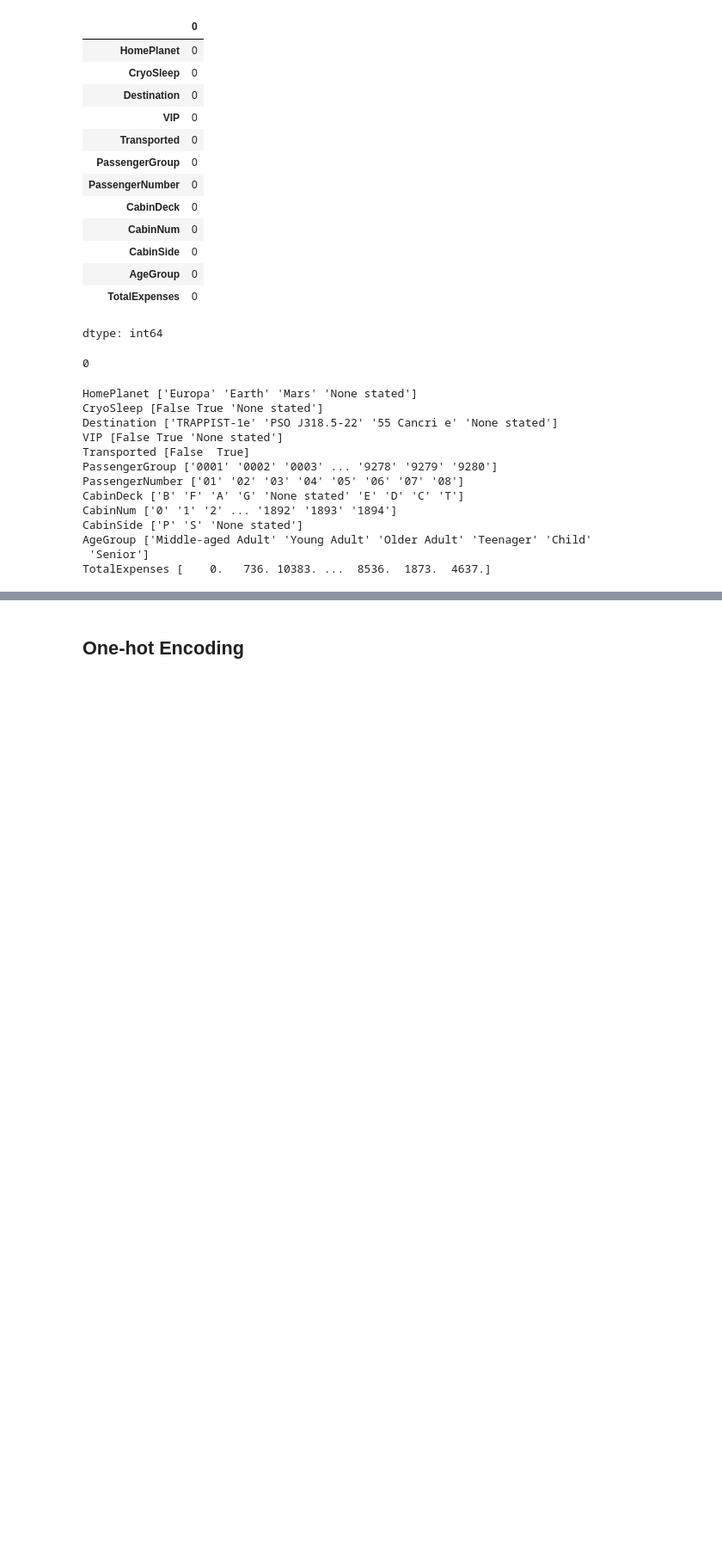
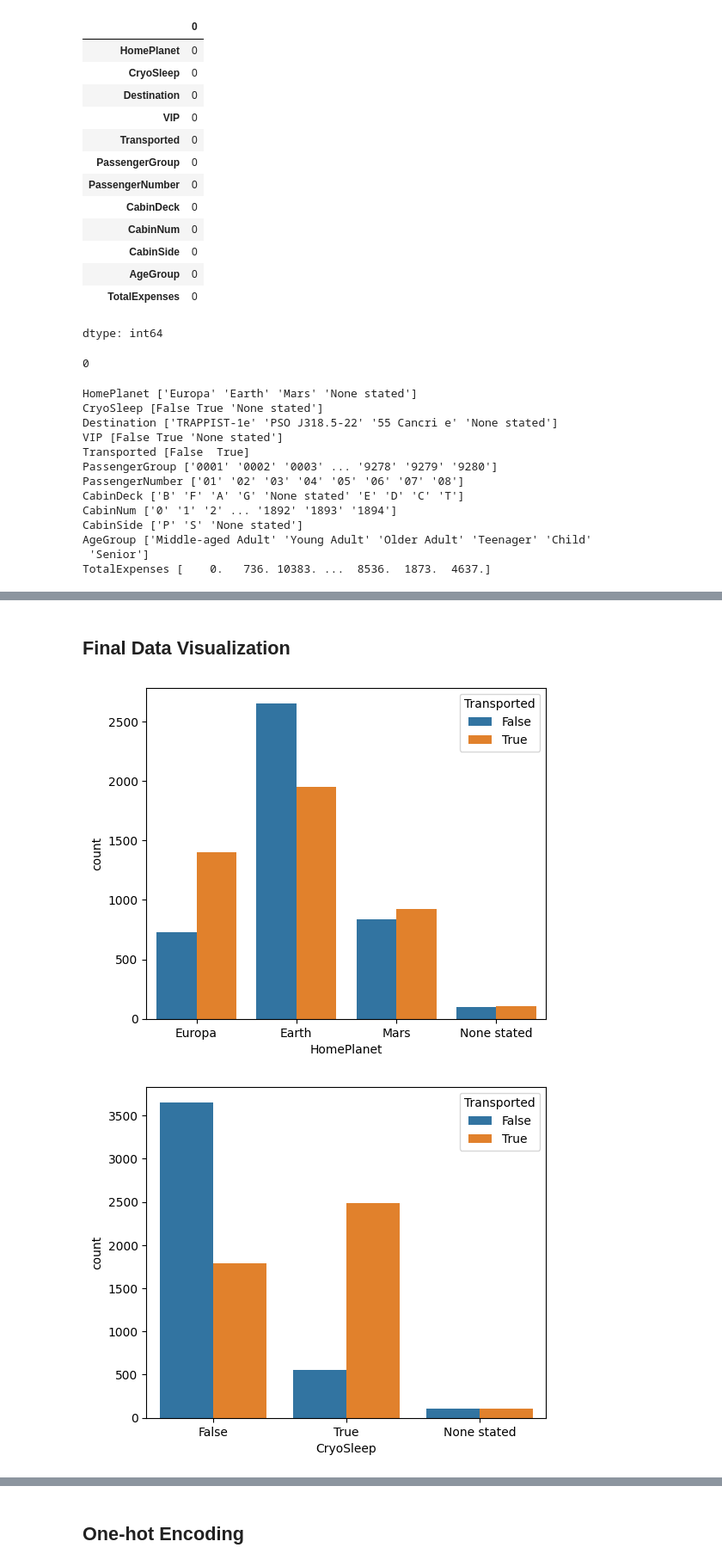
Before and after one commit to machiwao/ml-development, a Jupyter notebook: Kaggle_Spaceship_Titanic.ipynb, the cells around one changed output, grey strips where cells are left out. Shown at 86% size. Cells and saved outputs as stored; diff of their text form; code cells hidden in the pictures; blank space fills up the shorter version.

```diff
--- a/Kaggle_Spaceship_Titanic.ipynb
+++ b/Kaggle_Spaceship_Titanic.ipynb
@@ -312,0 +343,12 @@ TotalExpenses [    0.   736. 10383. ...  8536.  1873.  4637.]
+# %% [markdown]
+## Final Data Visualization
+# %%
+categorical = ['HomePlanet', 'CryoSleep', 'Destination', 'VIP', 'AgeGroup', 'CabinDeck', 'CabinSide']
+# %%
+for col in categorical:
+    plt.figure(figsize=(6, 5))
+    sns.countplot(x=col, data=df, hue=target_col[0])
+    plt.show()
+# %% [output]
+[figure, added]
+[figure, added]
```
Also changed, not shown: parts of 23 cells of this notebook.
